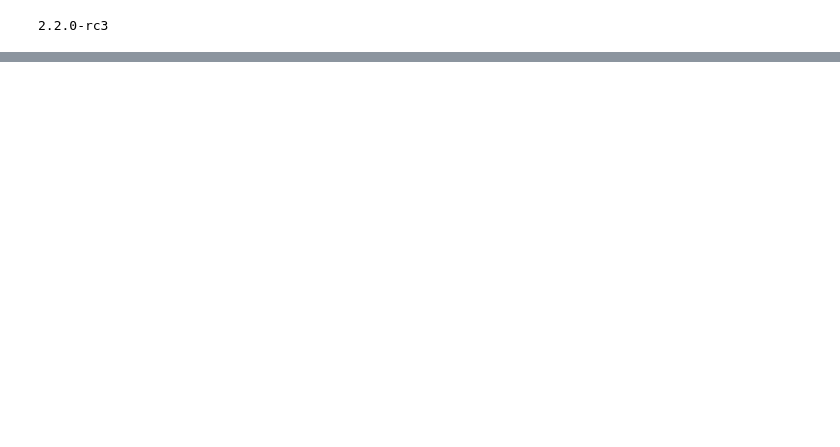
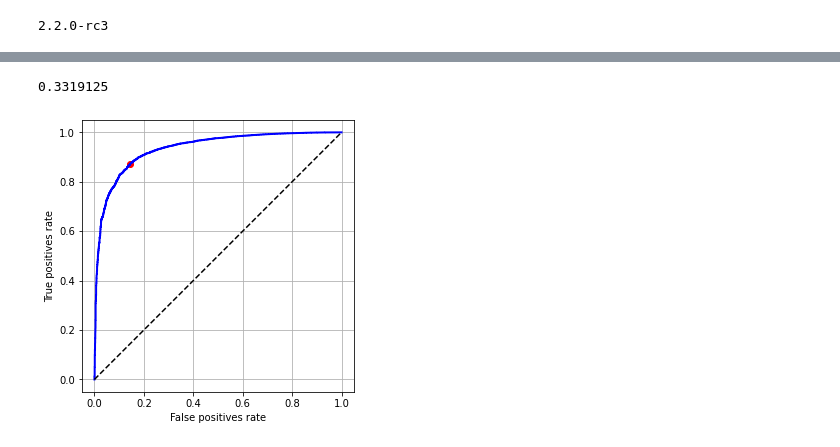
Before and after one commit to danielecordano/amazon-reviews-sentiment, a Jupyter notebook: NLP_amazon_reviews_sentiment_GLOVE_LSTM.ipynb, the cells around one changed output, grey strips where cells are left out. Saved outputs shown, nothing was run; the diff lists cells and outputs as text; code cells hidden in the pictures; blank space fills up the shorter version.

```diff
--- a/NLP_amazon_reviews_sentiment_GLOVE_LSTM.ipynb
+++ b/NLP_amazon_reviews_sentiment_GLOVE_LSTM.ipynb
@@ -231,0 +287,31 @@ If using Keras pass *_constraint arguments to layers.
+# %%
+predictions = model.predict(testing_padded)
+# %%
+import sklearn.metrics
+
+def plot_roc(name, labels, predictions, **kwargs):
+  fpr, tpr, thresholds = sklearn.metrics.roc_curve(labels, predictions)
+  plt.plot(fpr, tpr, label=name, linewidth=2, **kwargs)
+  plt.xlabel('False positives rate')
+  plt.ylabel('True positives rate')
+  plt.grid(True)
+  # Youden's J statistic
+  J = tpr - fpr
+  ix = np.argmax(J)
+  best_threshold = thresholds[ix]
+  plt.plot([0,1], [0,1], linestyle='--', color='k', label='No Skill')
+  plt.scatter(fpr[ix], tpr[ix], marker='o', color='r', label='Best')
+  ax = plt.gca()
+  ax.set_aspect('equal')
+  return best_threshold
+
+plt.figure(figsize=(5,5))
+best_threshold = plot_roc(
+  "LSTM bidirectional",
+  testing_labels,
+  predictions,
+  color='b')
+print(best_threshold)
+# %% [output]
+0.3319125
+[figure, added]
```
Also changed, not shown: parts of 11 cells of this notebook.
